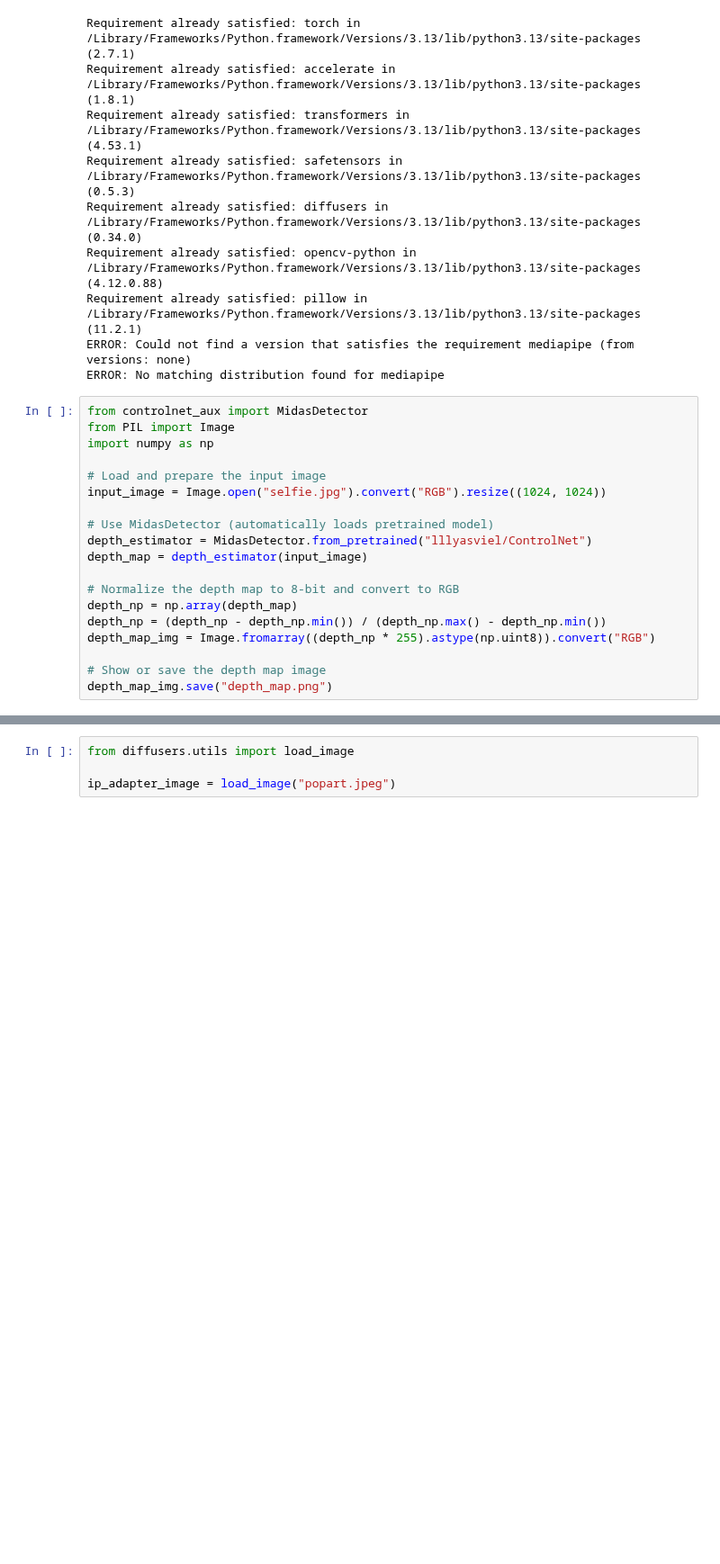
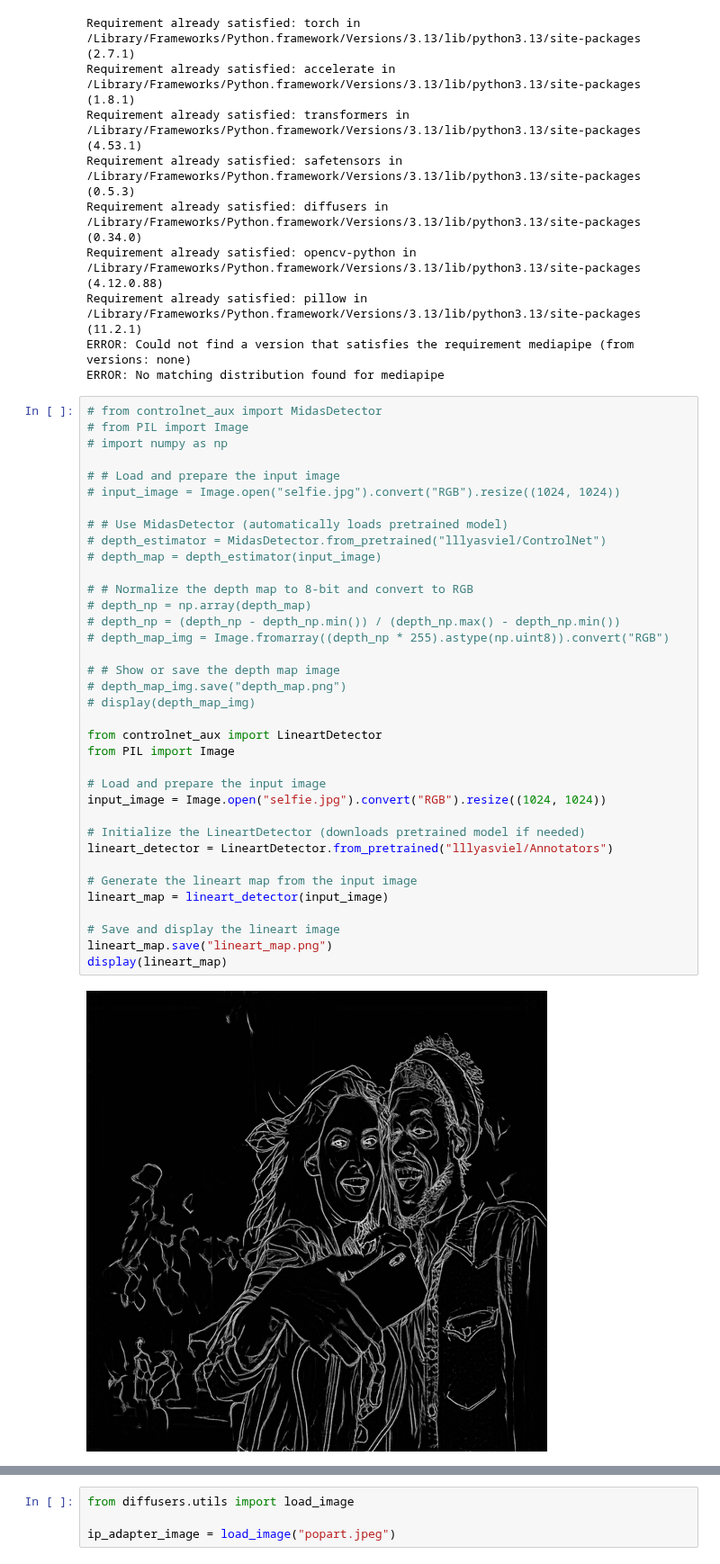
Before and after one commit to aminemastourii/IMAGE-ENHACEMENT, a Jupyter notebook: controlnet-ipadapter-sdxl.ipynb, the cells around one changed output, grey strips where cells are left out. Shown at 90% size. Drawn from its saved outputs; the diff is of its cells as text; blank space fills up the shorter version.

Commit message:
change ControlNet from depth to lineart

```diff
--- a/controlnet-ipadapter-sdxl.ipynb
+++ b/controlnet-ipadapter-sdxl.ipynb
@@ -11,24 +11,43 @@ Requirement already satisfied: pillow in /Library/Frameworks/Python.framework/Ve
 ERROR: Could not find a version that satisfies the requirement mediapipe (from versions: none)
 ERROR: No matching distribution found for mediapipe
 # %%
-from controlnet_aux import MidasDetector
+# from controlnet_aux import MidasDetector
+# from PIL import Image
+# import numpy as np
+
+# # Load and prepare the input image
+# input_image = Image.open("selfie.jpg").convert("RGB").resize((1024, 1024))
+
+# # Use MidasDetector (automatically loads pretrained model)
+# depth_estimator = MidasDetector.from_pretrained("lllyasviel/ControlNet")
+# depth_map = depth_estimator(input_image)
+
+# # Normalize the depth map to 8-bit and convert to RGB
+# depth_np = np.array(depth_map)
+# depth_np = (depth_np - depth_np.min()) / (depth_np.max() - depth_np.min())
+# depth_map_img = Image.fromarray((depth_np * 255).astype(np.uint8)).convert("RGB")
+
+# # Show or save the depth map image
+# depth_map_img.save("depth_map.png")
+# display(depth_map_img)
+
+from controlnet_aux import LineartDetector
 from PIL import Image
-import numpy as np
 
 # Load and prepare the input image
 input_image = Image.open("selfie.jpg").convert("RGB").resize((1024, 1024))
 
-# Use MidasDetector (automatically loads pretrained model)
-depth_estimator = MidasDetector.from_pretrained("lllyasviel/ControlNet")
-depth_map = depth_estimator(input_image)
+# Initialize the LineartDetector (downloads pretrained model if needed)
+lineart_detector = LineartDetector.from_pretrained("lllyasviel/Annotators")
 
-# Normalize the depth map to 8-bit and convert to RGB
-depth_np = np.array(depth_map)
-depth_np = (depth_np - depth_np.min()) / (depth_np.max() - depth_np.min())
-depth_map_img = Image.fromarray((depth_np * 255).astype(np.uint8)).convert("RGB")
+# Generate the lineart map from the input image
+lineart_map = lineart_detector(input_image)
 
-# Show or save the depth map image
-depth_map_img.save("depth_map.png")
+# Save and display the lineart image
+lineart_map.save("lineart_map.png")
+display(lineart_map)
+# %% [output]
+[figure, added]
 # %%
 from diffusers import StableDiffusionXLControlNetPipeline, ControlNetModel, AutoencoderKL
 import torch
```
Also changed, not shown: parts of 2 cells of this notebook.
